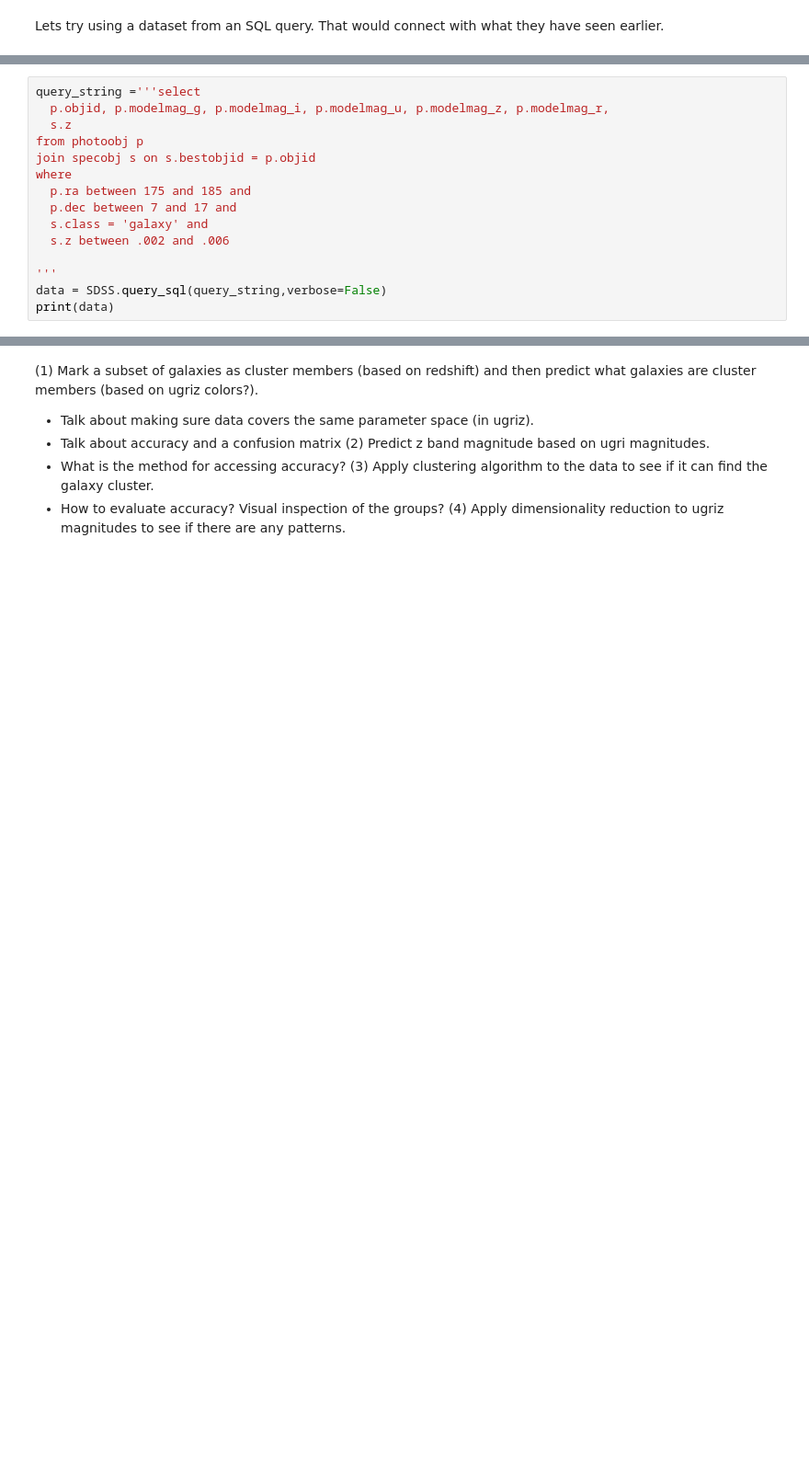
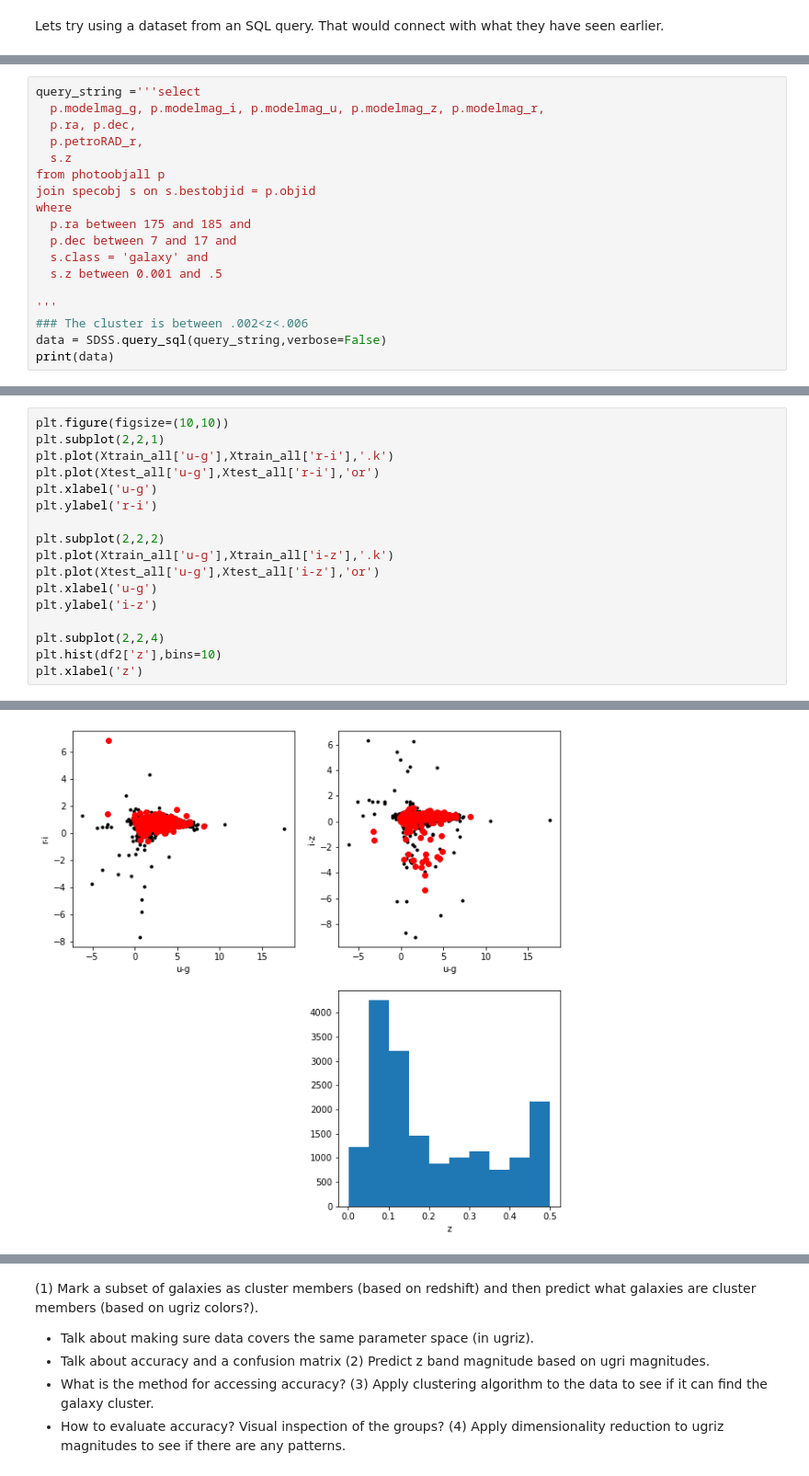
Before and after one commit to kevin-flaherty/Astro211, a Jupyter notebook: Lab8_MachineLearning/MachineLearning.ipynb, the cells around one changed output, grey strips where cells are left out. Shown at 92% size. Drawn from its saved outputs; the diff is of its cells as text; blank space fills up the shorter version.

```diff
--- a/Lab8_MachineLearning/MachineLearning.ipynb
+++ b/Lab8_MachineLearning/MachineLearning.ipynb
@@ -493,17 +493,20 @@ Requirement already satisfied: numpy>=1.20 in /Users/kevinflahertyastro/opt/anac
 Successfully installed astroquery-0.4.11.dev10259 pyvo-1.7
 # %%
 query_string ='''select
-  p.objid, p.modelmag_g, p.modelmag_i, p.modelmag_u, p.modelmag_z, p.modelmag_r,
+  p.modelmag_g, p.modelmag_i, p.modelmag_u, p.modelmag_z, p.modelmag_r,
+  p.ra, p.dec,
+  p.petroRAD_r,
   s.z
-from photoobj p
+from photoobjall p
 join specobj s on s.bestobjid = p.objid
 where
   p.ra between 175 and 185 and
   p.dec between 7 and 17 and
   s.class = 'galaxy' and
-  s.z between .002 and .006
+  s.z between 0.001 and .5
 
 '''
+### The cluster is between .002<z<.006
 data = SDSS.query_sql(query_string,verbose=False)
 print(data)
 # %% [output]
@@ -510,0 +601,18 @@ HTTPError: 503 Server Error: Service Unavailable for url: https://skyserver.sdss
+# %%
+plt.figure(figsize=(10,10))
+plt.subplot(2,2,1)
+plt.plot(Xtrain_all['u-g'],Xtrain_all['r-i'],'.k')
+plt.plot(Xtest_all['u-g'],Xtest_all['r-i'],'or')
+plt.xlabel('u-g')
+plt.ylabel('r-i')
+
+plt.subplot(2,2,2)
+plt.plot(Xtrain_all['u-g'],Xtrain_all['i-z'],'.k')
+plt.plot(Xtest_all['u-g'],Xtest_all['i-z'],'or')
+plt.xlabel('u-g')
+plt.ylabel('i-z')
+
+plt.subplot(2,2,4)
+plt.hist(df2['z'],bins=10)
+plt.xlabel('z')
+# %% [output]
@@ -510,0 +620 @@ HTTPError: 503 Server Error: Service Unavailable for url: https://skyserver.sdss
+[figure, added]
```
Also changed, not shown: parts of 20 cells of this notebook, 12 other files.
